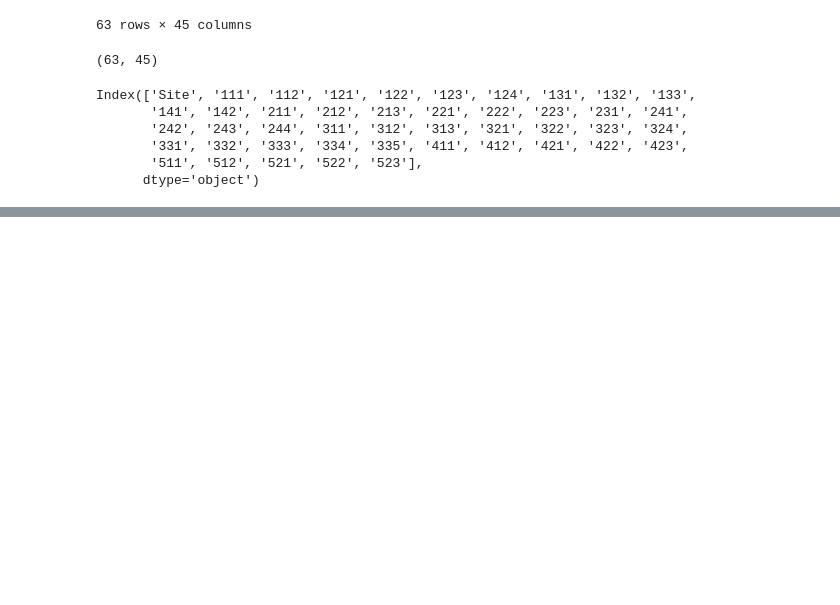
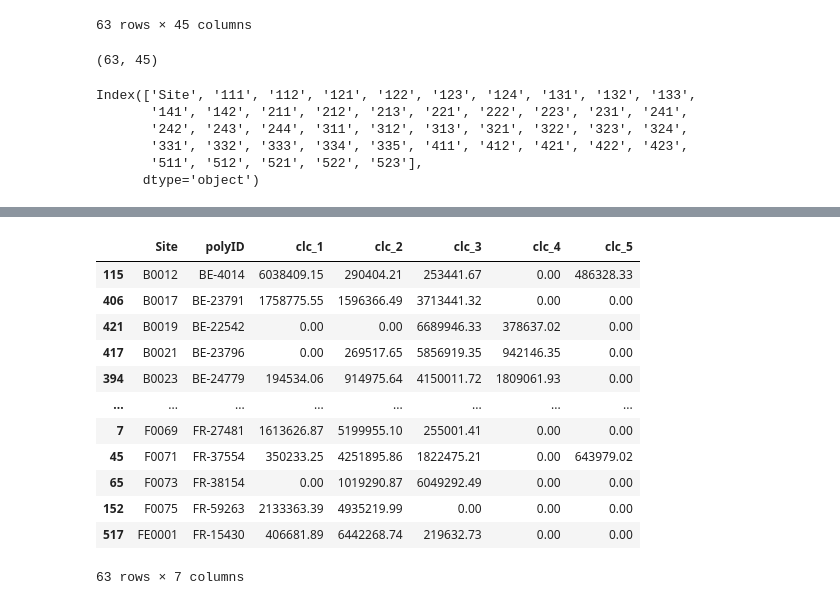
Before and after one commit to Nooreyni/Beeodiversity, a Jupyter notebook: surf_dist.ipynb, the cells around one changed output, grey strips where cells are left out. Saved outputs shown, nothing was run; the diff lists cells and outputs as text; code cells hidden in the pictures; blank space fills up the shorter version.

```diff
--- a/surf_dist.ipynb
+++ b/surf_dist.ipynb
@@ -80,0 +74,3 @@ surf
+# %%
+clc1 = surf[['Site', 'clc_1', 'clc_2', 'clc_3', 'clc_4', 'clc_5']]
+clc1.sort_values(by='Site', inplace=True)
@@ -80,0 +95,3 @@ surf
+# %%
+f_dist = dist[dist['dist'] == 0].sort_values(by='Site')
+f_dist
@@ -80,0 +112,21 @@ surf
+# %%
+ds_j = f_dist.join(clc1.set_index('Site'), on='Site')
+#ds_j
+# %%
+ds_j.drop(['classCLC', 'dist'], axis=1, inplace=True)
+# %%
+ds_j
+# %% [output]
+|  | Site | polyID | clc_1 | clc_2 | clc_3 | clc_4 | clc_5 |
+| 115 | B0012 | BE-4014 | 6038409.15 | 290404.21 | 253441.67 | 0.00 | 486328.33 |
+| 406 | B0017 | BE-23791 | 1758775.55 | 1596366.49 | 3713441.32 | 0.00 | 0.00 |
+| 421 | B0019 | BE-22542 | 0.00 | 0.00 | 6689946.33 | 378637.02 | 0.00 |
+| 417 | B0021 | BE-23796 | 0.00 | 269517.65 | 5856919.35 | 942146.35 | 0.00 |
+| 394 | B0023 | BE-24779 | 194534.06 | 914975.64 | 4150011.72 | 1809061.93 | 0.00 |
+| ... | ... | ... | ... | ... | ... | ... | ... |
+| 7 | F0069 | FR-27481 | 1613626.87 | 5199955.10 | 255001.41 | 0.00 | 0.00 |
+| 45 | F0071 | FR-37554 | 350233.25 | 4251895.86 | 1822475.21 | 0.00 | 643979.02 |
+| 65 | F0073 | FR-38154 | 0.00 | 1019290.87 | 6049292.49 | 0.00 | 0.00 |
+| 152 | F0075 | FR-59263 | 2133363.39 | 4935219.99 | 0.00 | 0.00 | 0.00 |
+| 517 | FE0001 | FR-15430 | 406681.89 | 6442268.74 | 219632.73 | 0.00 | 0.00 |
+63 rows × 7 columns
```
Also changed, not shown: parts of 7 cells of this notebook, 5 other files.
